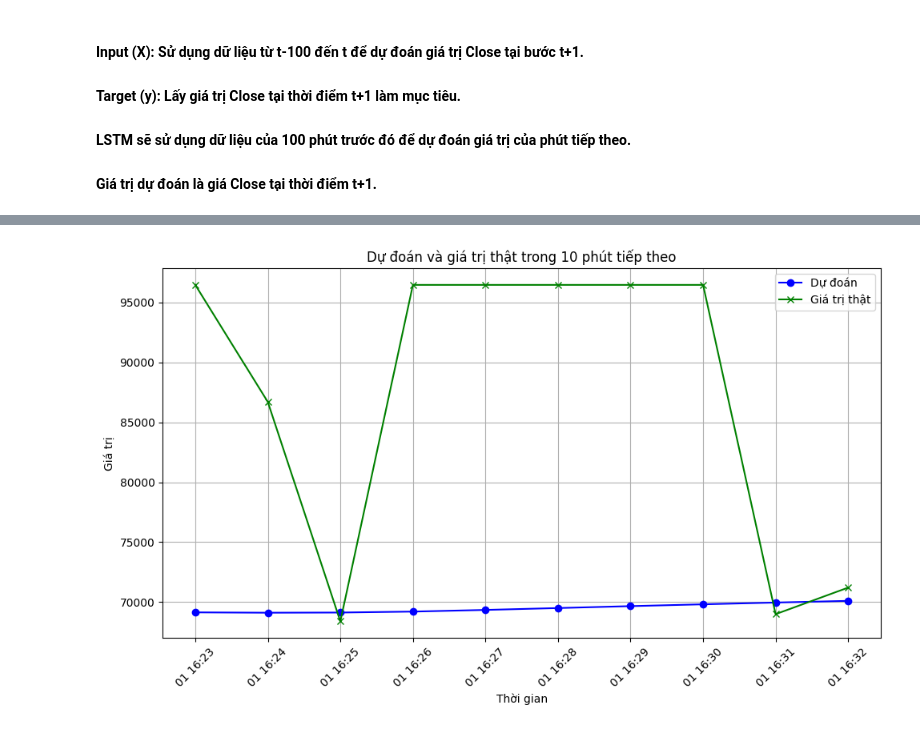
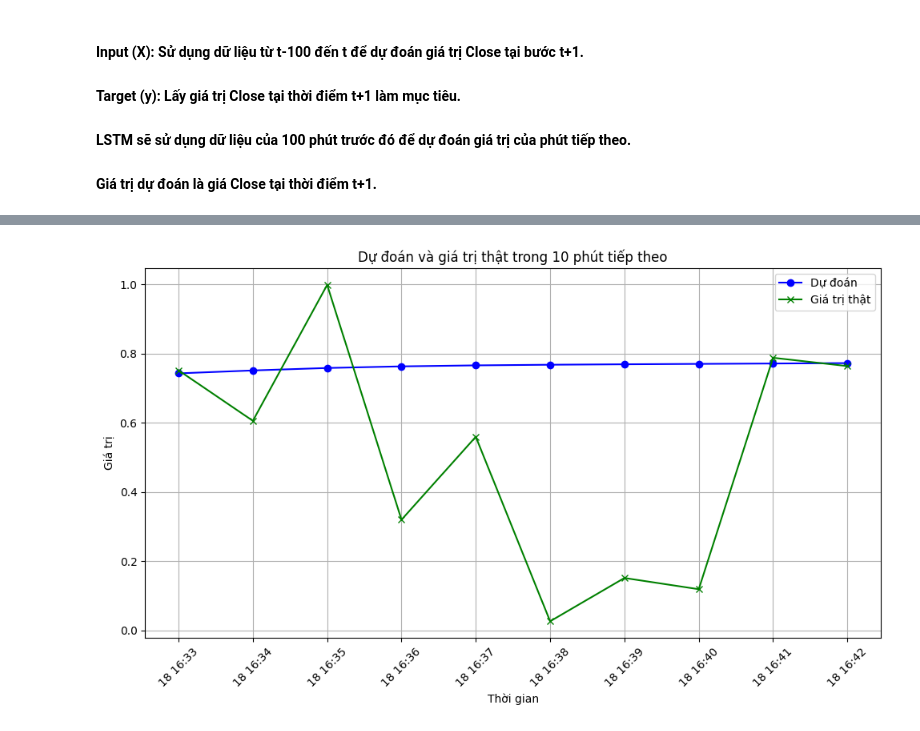
Before and after one commit to LHSang6403/thesis-xang-chuong, a Jupyter notebook: lstm2.ipynb, the cells around one changed output, grey strips where cells are left out. Cells and saved outputs as stored; diff of their text form; code cells hidden in the pictures.

Commit message:
update model

```diff
--- a/lstm2.ipynb
+++ b/lstm2.ipynb
@@ -11,9 +11,12 @@ import matplotlib.pyplot as plt
 #### LSTM sẽ sử dụng dữ liệu của 100 phút trước đó để dự đoán giá trị của phút tiếp theo.
 #### Giá trị dự đoán là giá Close tại thời điểm t+1.
 # %%
-import data as data_file
+import data2 as data_file
 
-X_train, X_test, y_train, y_test, scaler, data = data_file.main()
+X_train, X_test, y_train, y_test, scaler, data = data_file.splitData()
+
+# print(X_train[:5])
+# print(X_test[:5])
 
 print("Train size:", X_train.shape, "Test size:", X_test.shape, "Data size:", data.shape)
 # %% [output]
@@ -133,24 +136,31 @@ MAE: 0.07075041953167772
 # %%
-# Giả sử data là DataFrame gốc chứa toàn bộ thông tin
-time_index_test = data.index[-len(X_test):]  # Lấy index cuối cùng tương ứng với X_test
-time_index_test = time_index_test.tz_localize(None)  # Loại bỏ timezone nếu có
-
-# Đặt thời gian dự đoán và đảm bảo không có timezone
-input_datetime = pd.Timestamp('2024-11-06 01:00').tz_localize(None)
+# Kiểm tra và xử lý index thời gian trong data
+def prepare_time_index(data):
+    if not isinstance(data.index, pd.DatetimeIndex):
+        if 'time' in data.columns:  # Nếu có cột 'time' chứa thời gian
+            data['time'] = pd.to_datetime(data['time'])  # Chuyển sang datetime
+            data.set_index('time', inplace=True)  # Đặt cột 'time' làm index
+        else:
+            raise ValueError("DataFrame `data` không chứa thời gian hoặc không có index thời gian.")
+    return data
 
 # Hàm lấy chỉ số gần nhất cho một thời gian nhập vào
-def get_test_record_by_datetime(input_datetime, time_index_test):
-    """
-    Hàm tìm chỉ số gần nhất trong time_index_test cho thời gian nhập vào.
-    """
-    time_diff = (time_index_test - input_datetime).total_seconds()  # Tính chênh lệch thời gian
+def get_test_record_by_datetime(input_datetime, time_index):
+    time_diff = (time_index - input_datetime).total_seconds()  # Tính chênh lệch thời gian
     closest_time_index = np.argmin(np.abs(time_diff))  # Tìm chỉ số có sự khác biệt nhỏ nhất
     return closest_time_index
 
-def predict_future(input_datetime, X_test, y_test, time_index_test, model, scaler, num_minutes=10):
-    """
-    Hàm thực hiện dự đoán trong num_minutes phút tiếp theo từ thời gian nhập vào.
-    """
+# Hàm dự đoán
+def predict_future_from_last_20(data, X_test, y_test, model, scaler, num_minutes=10):
+    # Chuẩn bị time index từ data
+    data = prepare_time_index(data)
+    time_index_test = data.index[-len(X_test):]  # Lấy index của tập X_test
+    time_index_test = time_index_test.tz_localize(None)  # Loại bỏ timezone nếu có
+
+    # Chọn dòng bắt đầu dự đoán: cách dòng cuối 20 dòng
+    start_index = len(X_test) - 20
+    input_datetime = time_index_test[start_index]
+
     # Lấy index tương ứng với thời gian nhập vào
     index_for_input = get_test_record_by_datetime(input_datetime, time_index_test)
 
@@ -160,7 +170,6 @@ def predict_future(input_datetime, X_test, y_test, time_index_test, model, scale
     # Khởi tạo danh sách kết quả
     future_predictions = []
     actual_values = []
-    errors = []
 
     # Dự đoán liên tục trong num_minutes phút
     for i in range(num_minutes):
@@ -170,42 +179,40 @@ def predict_future(input_datetime, X_test, y_test, time_index_test, model, scale
         # Lấy giá trị thực tế từ y_test
         actual_value = y_test[index_for_input + i] if index_for_input + i < len(y_test) else None
 
-        # Tính sai số tuyệt đối giữa dự đoán và giá trị thực tế (nếu có)
-        error = np.abs(next_pred - actual_value) if actual_value is not None else None
-
-        # Thêm giá trị dự đoán, giá trị thực tế và sai số vào danh sách
+        # Thêm giá trị dự đoán và giá trị thực tế vào danh sách
         future_predictions.append(next_pred)
-        actual_values.append(actual_value)
-        errors.append(error)
+        actual_values.append(actual_value if actual_value is not None else np.nan)
 
         # Cập nhật đầu vào cho lần dự đoán tiếp theo
-        X_current = np.roll(X_current, -1, axis=0)  # Lăn dữ liệu về bên trái (giữ lại 99 bước trước đó)
+        X_current = np.roll(X_current, -1, axis=0)  # Lăn dữ liệu về bên trái
         X_current[-1] = np.array([next_pred] * X_current.shape[1])  # Thay thế giá trị cuối cùng bằng dự đoán mới
 
-    # Chuyển đổi giá trị thật (Actual) về thang đo gốc
-    actual_values_array = np.array([v if v is not None else 0 for v in actual_values]).reshape(-1, 1)
-    actual_values_extended = np.zeros((len(actual_values), X_test.shape[2]))
-    actual_values_extended[:, 0] = actual_values_array[:, 0]
-    actual_values_original = scaler.inverse_transform(actual_values_extended)[:, 0]
+    # Chuyển đổi giá trị về thang đo gốc
+    def inverse_transform(values):
+        values_array = np.array(values).reshape(-1, 1)
+        extended_array = np.zeros((len(values), X_test.shape[2]))
+        extended_array[:, 0] = values_array[:, 0]
+        return scaler.inverse_transform(extended_array)[:, 0]
 
-    # Chuyển đổi giá trị dự đoán (Predicted) về thang đo gốc
-    future_predictions_array = np.array(future_predictions).reshape(-1, 1)
-    future_predictions_extended = np.zeros((len(future_predictions), X_test.shape[2]))
-    future_predictions_extended[:, 0] = future_predictions_array[:, 0]
-    future_predictions_original = scaler.inverse_transform(future_predictions_extended)[:, 0]
+    # Chuyển đổi giá trị thực tế và dự đoán về thang đo gốc
+    actual_values_original = inverse_transform(actual_values)
+    future_predictions_original = inverse_transform(future_predictions)
 
-    # Chuyển đổi sai số (Error) về thang đo gốc
-    errors_original = np.abs(actual_values_original - future_predictions_original)
-
-    # Tạo DataFrame để hiển thị các giá trị dự đoán, giá trị thực tế và sai số
+      # Tạo DataFrame để hiển thị các giá trị dự đoán và thực tế sacaled
     future_df = pd.DataFrame({
-        "Thời gian": time_index_test[index_for_input:index_for_input + num_minutes],
-        "Dự đoán (Predicted)": future_predictions_original,
-        "Giá trị thật (Actual)": actual_values_original,
-        "Sai số (Error)": errors_original
+        "Thời gian": time_index_test[start_index:start_index + num_minutes],
+        "Dự đoán (Predicted)": future_predictions,
+        "Giá trị thật (Actual)": actual_values,
     })
 
-    # Hiển thị kết quả dự đoán, giá trị thật và sai số
+    # # Tạo DataFrame để hiển thị các giá trị dự đoán và thực tế
+    # future_df = pd.DataFrame({
+    #     "Thời gian": time_index_test[start_index:start_index + num_minutes],
+    #     "Dự đoán (Predicted)": future_predictions_original,
+    #     "Giá trị thật (Actual)": actual_values_original,
+    # })
+
+    # Hiển thị kết quả dự đoán
     print(future_df.to_string(index=False))
 
     # Vẽ biểu đồ kết quả
@@ -222,5 +229,5 @@ def predict_future(input_datetime, X_test, y_test, time_index_test, model, scale
     plt.show()
 
 # Gọi hàm dự đoán
-predict_future(input_datetime, X_test, y_test, time_index_test, model, scaler, num_minutes=10)
+predict_future_from_last_20(data, X_test, y_test, model, scaler, num_minutes=10)
 # %% [output]
@@ -238 +245 @@ predict_future(input_datetime, X_test, y_test, time_index_test, model, scaler, n
-[figure, old version]
+[figure, new version]
```
Also changed, not shown: parts of 8 cells of this notebook, 1 other file.
